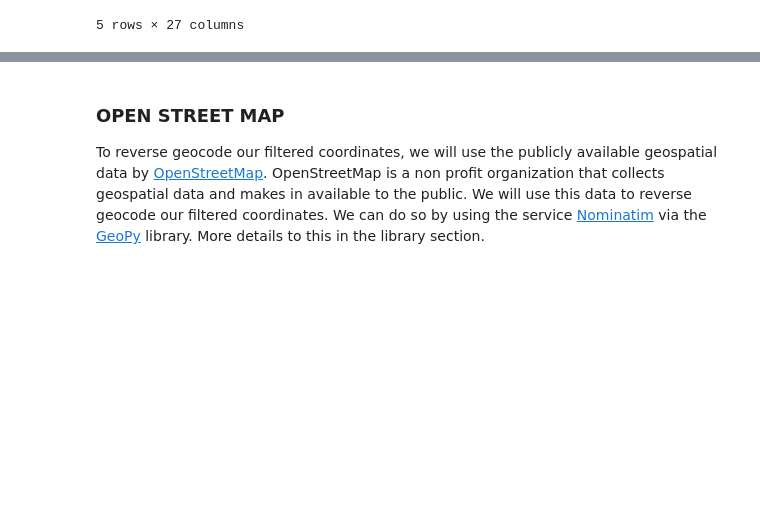
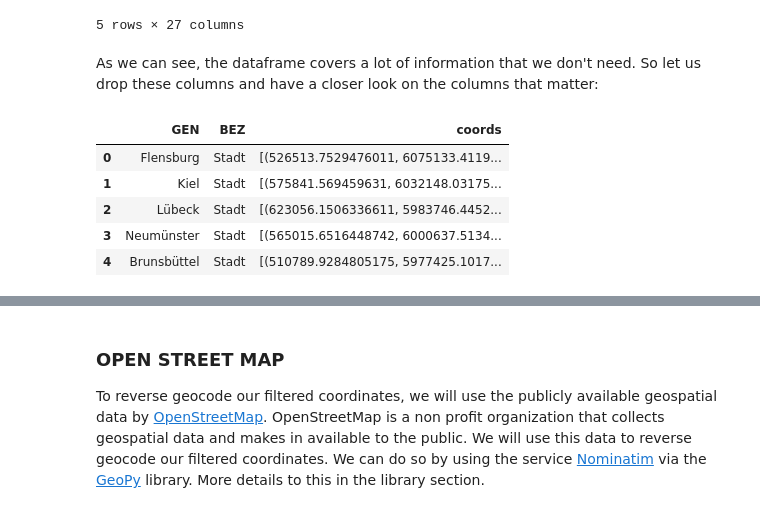
Before and after one commit to Mauricebuettgenbach/battle_of_the_neighborhoods, a Jupyter notebook: The_battle_of_neighborhoods.ipynb, the cells around one changed output, grey strips where cells are left out. Saved outputs shown, nothing was run; the diff lists cells and outputs as text; code cells hidden in the pictures; blank space fills up the shorter version.

```diff
--- a/The_battle_of_neighborhoods.ipynb
+++ b/The_battle_of_neighborhoods.ipynb
@@ -163,3 +163,22 @@ neighborhood_polygons.head()
 | 3 | 6 | 4 | 1 | 010040000000 | 01004000 | 010040000000 | Neumünster | Stadt | 60 | kreisfrei | ... | ... |
 | 4 | 6 | 4 | 1 | 010510011011 | 01051011 | 010510011011 | Brunsbüttel | Stadt | 61 | -- | ... | ... |
 5 rows × 27 columns
+# %% [markdown]
+As we can see, the dataframe covers a lot of information that we don't need. So let us drop these columns and have a closer look on the columns that matter:
+# %%
+# Kick out unnecessary columns
+municipalities = municipalities[[
+	"GEN",
+	"BEZ",
+	"coords"
+]]
+
+# Visualize
+municipalities.head()
+# %% [output]
+|  | GEN | BEZ | coords |
+| 0 | Flensburg | Stadt | [(526513.7529476011, 6075133.4119... |
+| 1 | Kiel | Stadt | [(575841.569459631, 6032148.03175... |
+| 2 | Lübeck | Stadt | [(623056.1506336611, 5983746.4452... |
+| 3 | Neumünster | Stadt | [(565015.6516448742, 6000637.5134... |
+| 4 | Brunsbüttel | Stadt | [(510789.9284805175, 5977425.1017... |
```
Also changed, not shown: parts of 5 cells of this notebook.
